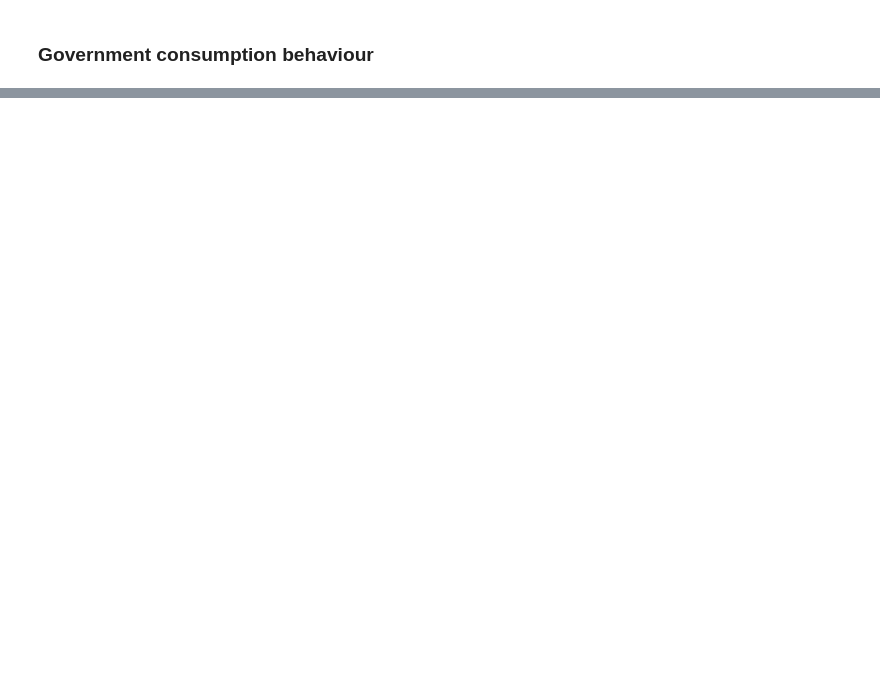
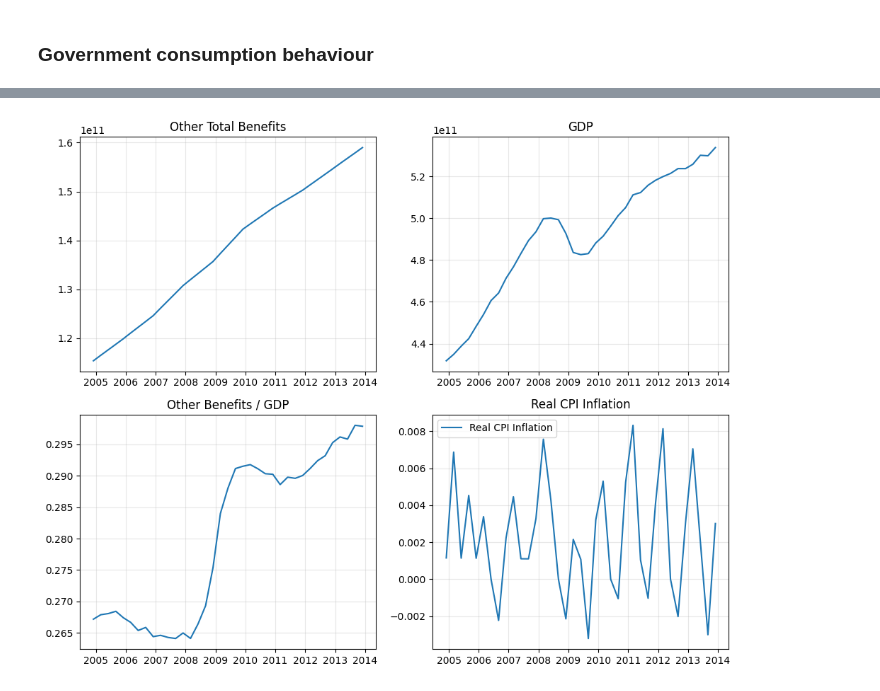
Before and after one commit to INET-Complexity/INET-consumption, a Jupyter notebook: run_model/run_model.ipynb, the cells around one changed output, grey strips where cells are left out. Drawn from its saved outputs; the diff is of its cells as text; code cells hidden in the pictures; blank space fills up the shorter version.

```diff
--- a/run_model/run_model.ipynb
+++ b/run_model/run_model.ipynb
@@ -114,7 +117,7 @@ country_cfg.firms.functions.productivity_growth.name = 'SimpleTFPGrowth'  #'NoOp
 country_cfg.labour_market.functions.clearing.name = 'PolednaLabourMarketClearer'
 country_cfg.central_bank.functions.policy_rate.name = 'PolednaPolicyRate'
 country_cfg.government_entities.functions.consumption.name = 'AutoregressiveGovernmentConsumptionSetter'
-country_cfg.central_government.functions.social_benefits.name = 'DefaultSocialBenefitsARXSetter'
+country_cfg.central_government.functions.social_benefits.name = 'GrowthSocialBenefitsSetter'
 
 # "AutoregressiveGovernmentConsumptionSetter",
 # "ConstantGrowthGovernmentConsumptionSetter",
@@ -525,9 +300,9 @@ if run_benchmark:
         country_cfg = CountryConfiguration(**country_config_dict[cfg.country_iso3])
         country_cfg = align_country_configuration_to_data(country_cfg, n_industries=data.n_industries)
 
-        country_cfg.central_government.functions.social_benefits.name = 'DefaultSocialBenefitsARXSetter'
+        # country_cfg.central_government.functions.social_benefits.name = 'GrowthSocialBenefitsSetter'
         # country_cfg.central_government.functions.social_benefits.name = 'DefaultSocialBenefitsSetter'
-        # country_cfg.central_government.functions.social_benefits.name = 'ConstantSocialBenefitsSetter'
+        country_cfg.central_government.functions.social_benefits.name = 'ConstantSocialBenefitsSetter'
 
         # country_cfg.firms.functions.productivity_growth.name = 'NoOpTFPGrowth'
         # country_cfg.labour_market.functions.clearing.name = 'PolednaLabourMarketClearer'
@@ -808,0 +778,29 @@ df_inspect
+# %%
+fig, axes = plt.subplots(2, 2, figsize=(10, 8))
+axes = axes.flatten()
+
+df_plot = df_benefits[["Other Total Benefits", "other_benefits_to_gdp", "GDP", " Real CPI Inflation"]].dropna()
+
+axes[0].plot(df_plot.index, df_plot["Other Total Benefits"])
+axes[0].set_title("Other Total Benefits")
+axes[0].grid(alpha=0.3)
+
+axes[1].plot(df_plot.index, df_plot["GDP"])
+axes[1].set_title("GDP")
+axes[1].grid(alpha=0.3)
+
+axes[2].plot(df_plot.index, df_plot["other_benefits_to_gdp"])
+axes[2].set_title("Other Benefits / GDP")
+axes[2].grid(alpha=0.3)
+
+axes[3].plot(df_plot.index, df_plot["Real CPI Inflation"], label="Real CPI Inflation")
+axes[3].set_title("Real CPI Inflation")
+axes[3].legend()
+axes[3].grid(alpha=0.3)
+
+for ax in axes:
+    ax.set_xlabel("")
+
+fig.tight_layout()
+# %% [output]
+[figure, added]
```
Also changed, not shown: parts of 19 cells of this notebook.
